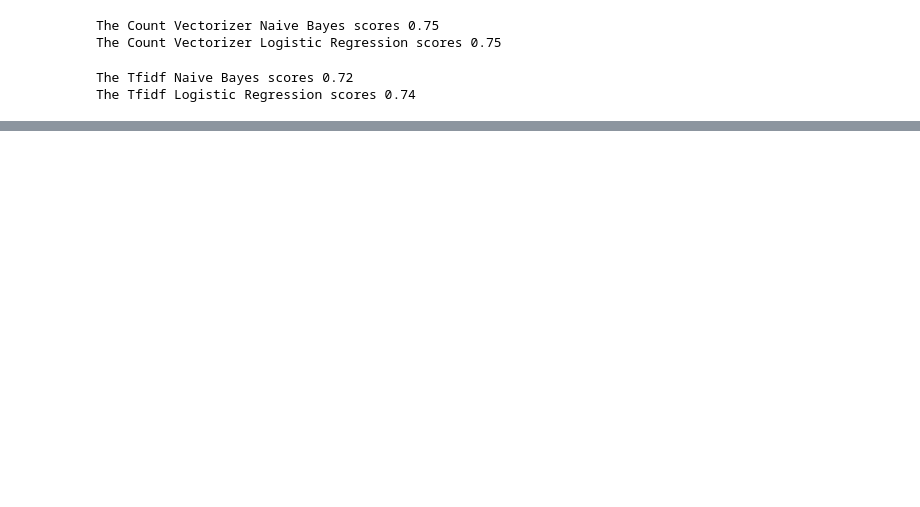
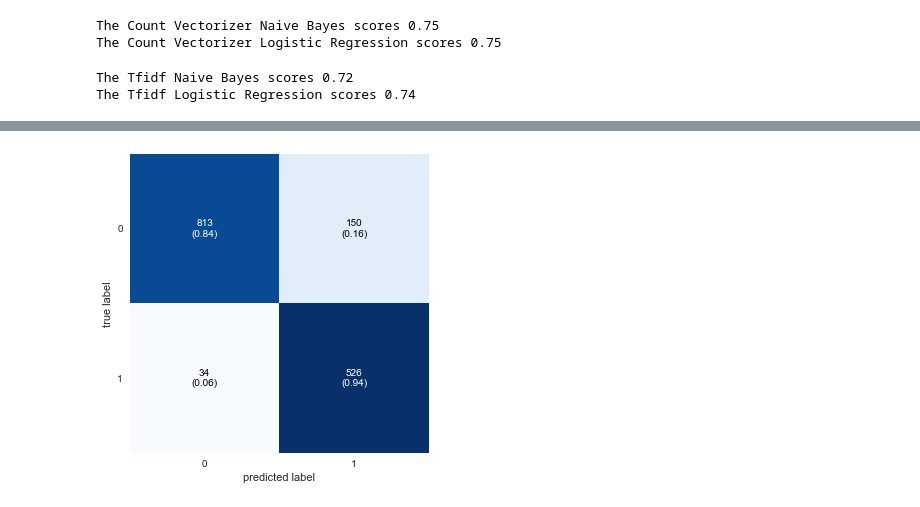
Before and after one commit to Ricksoc/Disaster-Tweets, a Jupyter notebook: Disaster-Tweet.ipynb, the cells around one changed output, grey strips where cells are left out. Saved outputs shown, nothing was run; the diff lists cells and outputs as text; code cells hidden in the pictures; blank space fills up the shorter version.

```diff
--- a/Disaster-Tweet.ipynb
+++ b/Disaster-Tweet.ipynb
@@ -534,0 +502,12 @@ submission.to_csv('submission.csv',index=False)
+# %%
+# Count Vectorize the cleaned text field in the validation set using the trained vectorizer.
+text_counts_valid = count_vectorizer.transform(X_valid['cleaned_text'])
+logreg = LogisticRegression() # Create new instance of logistic regression
+
+parameters = {
+'C': [0.05,0.1,0.2,0.3],
+'penalty': ['l1', 'l2', 'elasticne', 'none'],
+}
+grid_search= GridSearchCV(logreg, param_grid = parameters,verbose=1)
+grid_search.fit(text_counts_valid,y_valid)
+grid_search.best_params_
@@ -534,0 +574,5 @@ submission.to_csv('submission.csv',index=False)
+# %%
+# Now look at confusion matrix and decision curves
+learning_logreg.fit(full_text_counts,train_df['target'])
+valid_preds = learning_logreg.predict(text_counts_valid)
+valid_preds_proba = learning_logreg.predict_proba(text_counts_valid)
@@ -534,0 +591,5 @@ submission.to_csv('submission.csv',index=False)
+# %%
+cm = confusion_matrix(valid_preds,y_valid)
+_ = plot_confusion_matrix(cm,show_normed=True)
+# %% [output]
+[figure, added]
```
Also changed, not shown: parts of 45 cells of this notebook.
